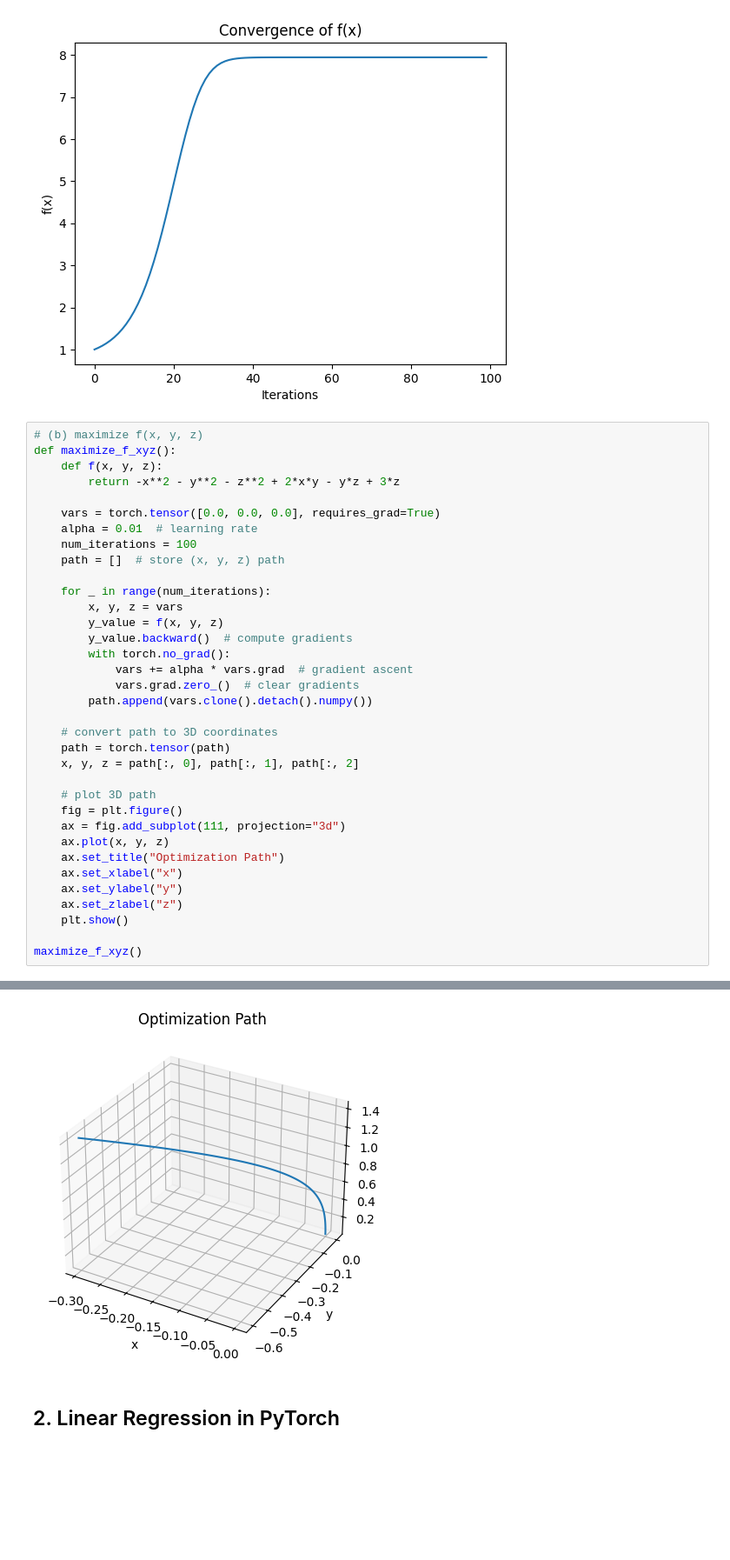
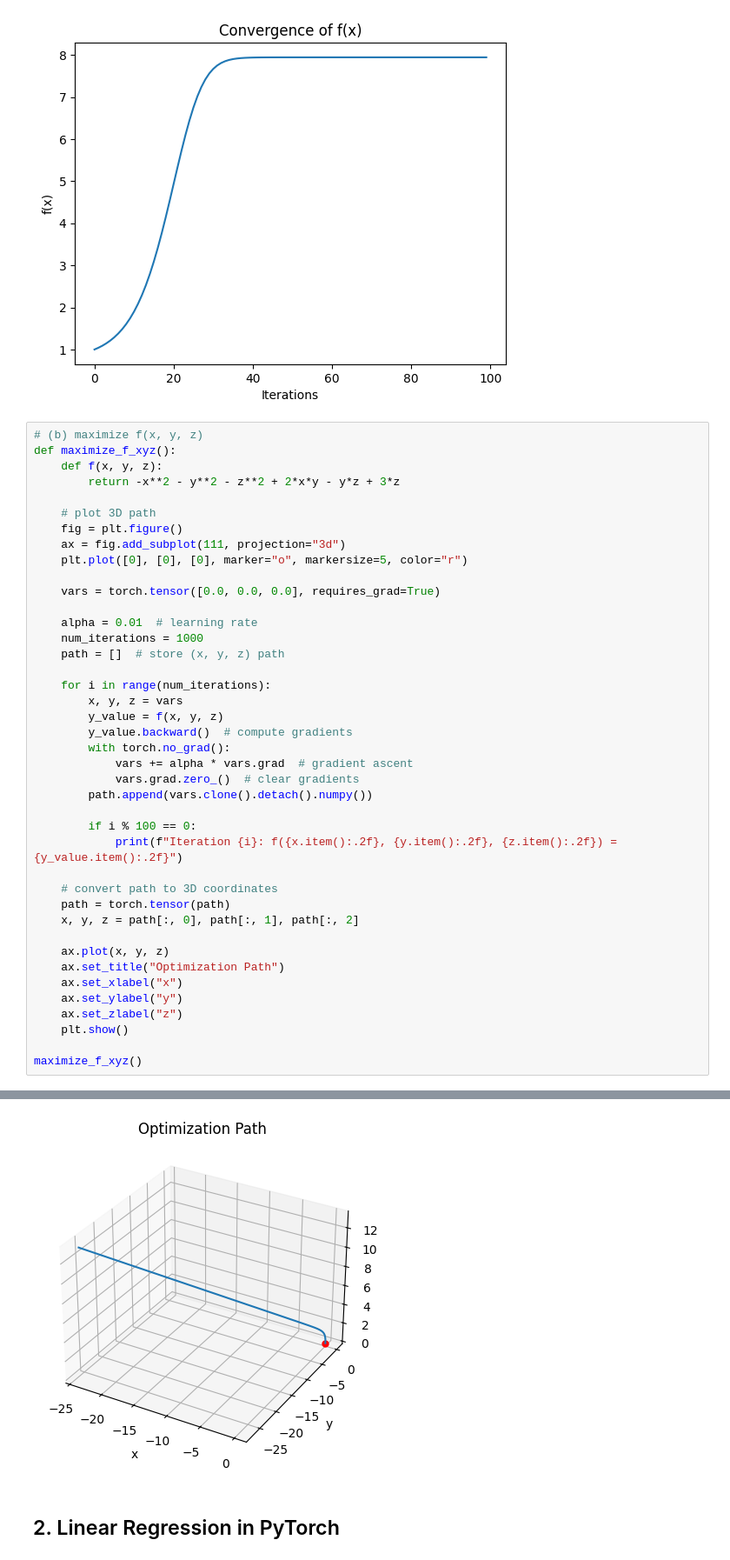
Before and after one commit to PatrykFlama/UWr, a Jupyter notebook: Sem5/ML/2024/List2/homework_2.ipynb, the cells around one changed output, grey strips where cells are left out. Shown at 87% size. Drawn from its saved outputs; the diff is of its cells as text; blank space fills up the shorter version.

```diff
--- a/Sem5/ML/2024/List2/homework_2.ipynb
+++ b/Sem5/ML/2024/List2/homework_2.ipynb
@@ -66,12 +66,18 @@ def maximize_f_xyz():
     def f(x, y, z):
         return -x**2 - y**2 - z**2 + 2*x*y - y*z + 3*z
 
+    # plot 3D path
+    fig = plt.figure()
+    ax = fig.add_subplot(111, projection="3d")
+    plt.plot([0], [0], [0], marker="o", markersize=5, color="r")
+
     vars = torch.tensor([0.0, 0.0, 0.0], requires_grad=True)
+
     alpha = 0.01  # learning rate
-    num_iterations = 100
+    num_iterations = 1000
     path = []  # store (x, y, z) path
 
-    for _ in range(num_iterations):
+    for i in range(num_iterations):
         x, y, z = vars
         y_value = f(x, y, z)
         y_value.backward()  # compute gradients
@@ -80,13 +86,13 @@ def maximize_f_xyz():
             vars.grad.zero_()  # clear gradients
         path.append(vars.clone().detach().numpy())
 
+        if i % 100 == 0:
+            print(f"Iteration {i}: f({x.item():.2f}, {y.item():.2f}, {z.item():.2f}) = {y_value.item():.2f}")
+
     # convert path to 3D coordinates
     path = torch.tensor(path)
     x, y, z = path[:, 0], path[:, 1], path[:, 2]
 
-    # plot 3D path
-    fig = plt.figure()
-    ax = fig.add_subplot(111, projection="3d")
     ax.plot(x, y, z)
     ax.set_title("Optimization Path")
     ax.set_xlabel("x")
@@ -99,4 +115,4 @@ maximize_f_xyz()
-[figure, old version]
+[figure, new version]
 # %% [markdown]
 ## 2. Linear Regression in PyTorch
 # %% [markdown]
```
Also changed, not shown: parts of 1 cell of this notebook, 1 other file.
